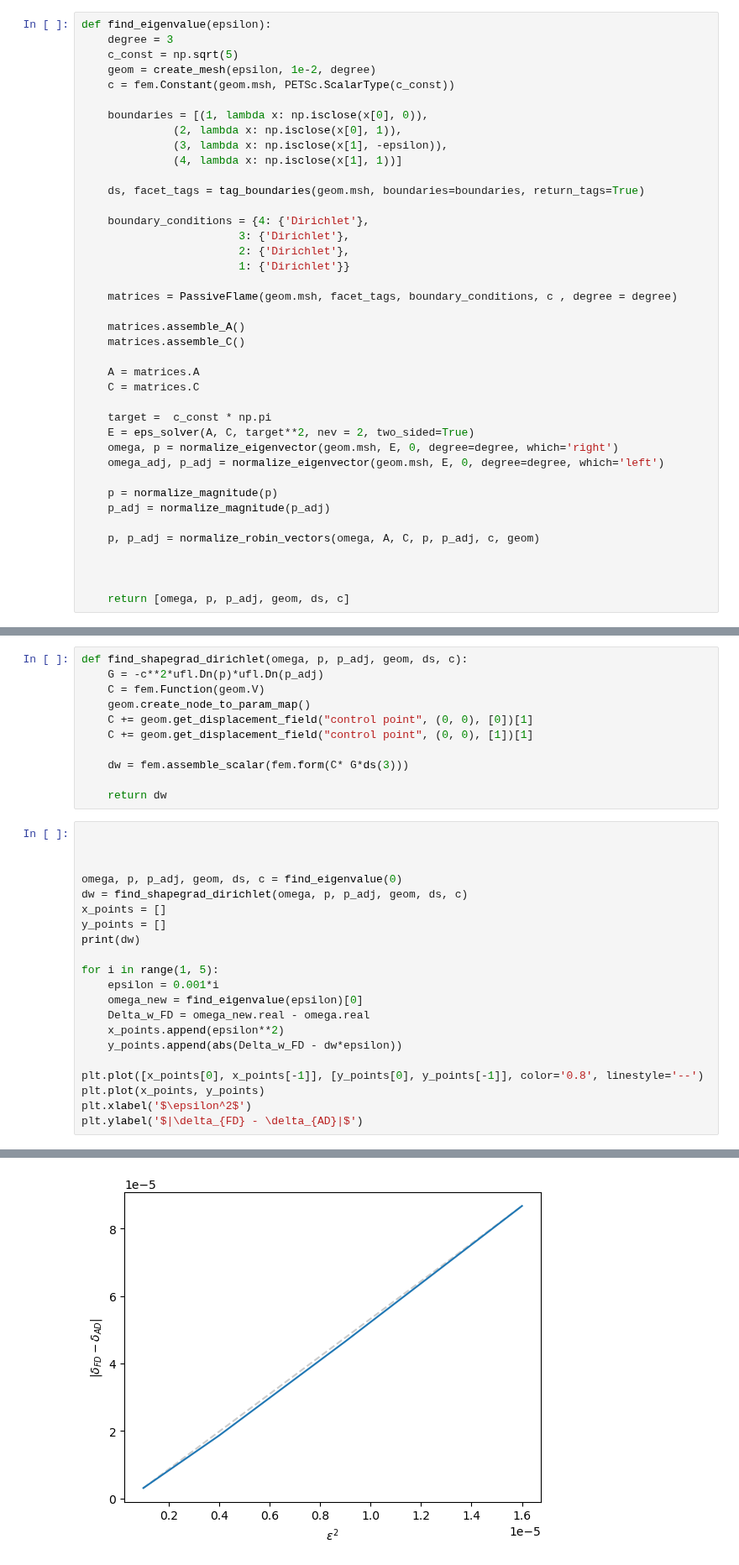
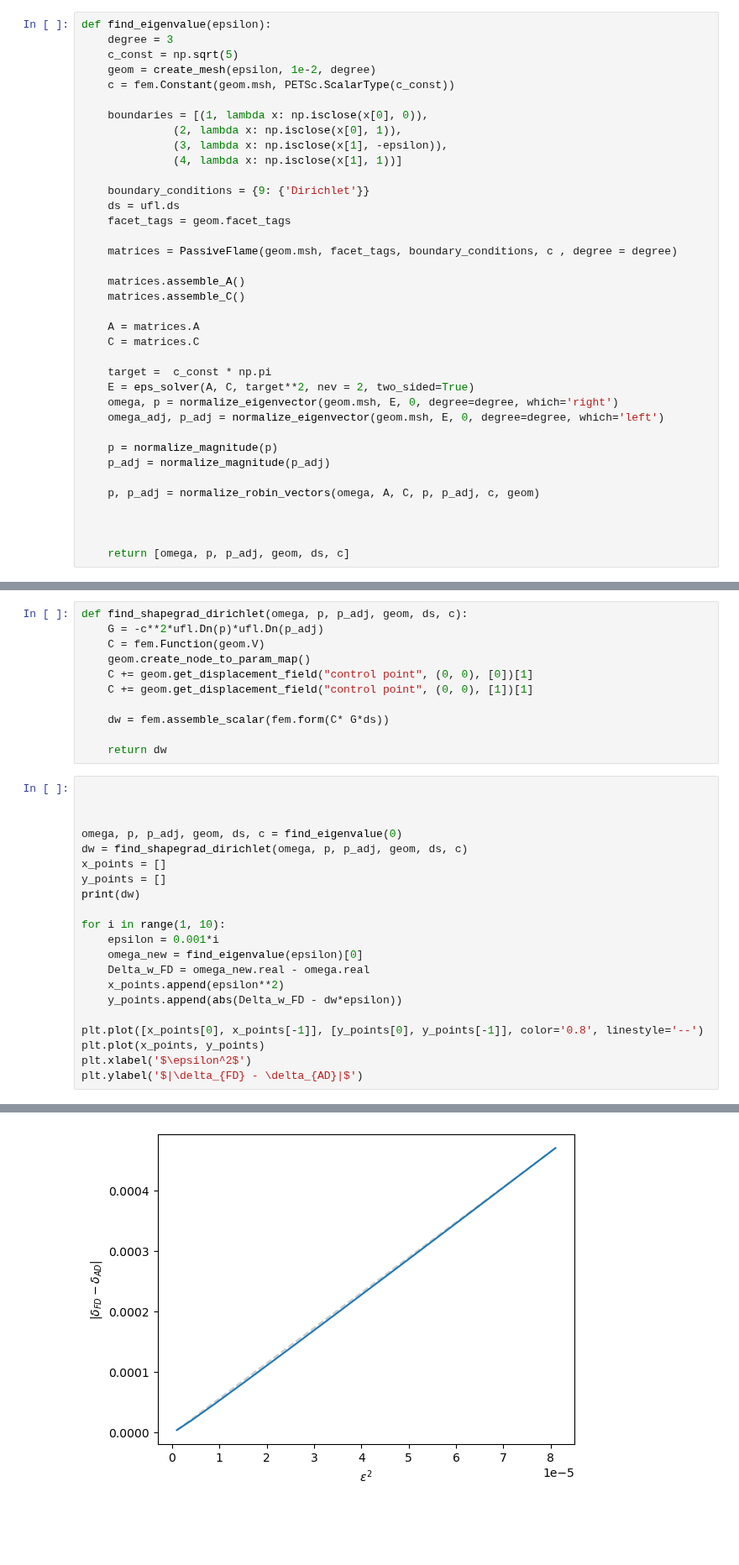
Before and after one commit to NikhilAgg/NURBs, a Jupyter notebook: Notebooks/Disp/2D/square.ipynb, the cells around one changed output, grey strips where cells are left out. Shown at 84% size. Drawn from its saved outputs; the diff is of its cells as text; blank space fills up the shorter version.

```diff
--- a/Notebooks/Disp/2D/square.ipynb
+++ b/Notebooks/Disp/2D/square.ipynb
@@ -73,12 +76,9 @@ def find_eigenvalue(epsilon):
               (3, lambda x: np.isclose(x[1], -epsilon)),
               (4, lambda x: np.isclose(x[1], 1))]
 
-    ds, facet_tags = tag_boundaries(geom.msh, boundaries=boundaries, return_tags=True)
-
-    boundary_conditions = {4: {'Dirichlet'},
-                        3: {'Dirichlet'},
-                        2: {'Dirichlet'},
-                        1: {'Dirichlet'}}
+    boundary_conditions = {9: {'Dirichlet'}}
+    ds = ufl.ds
+    facet_tags = geom.facet_tags
 
     matrices = PassiveFlame(geom.msh, facet_tags, boundary_conditions, c , degree = degree)
 
@@ -128,7 +128,7 @@ def find_shapegrad_dirichlet(omega, p, p_adj, geom, ds, c):
     C += geom.get_displacement_field("control point", (0, 0), [0])[1]
     C += geom.get_displacement_field("control point", (0, 0), [1])[1]
 
-    dw = fem.assemble_scalar(fem.form(C* G*ds(3)))
+    dw = fem.assemble_scalar(fem.form(C* G*ds))
 
     return dw
 # %%
@@ -141,7 +141,7 @@ x_points = []
 y_points = []
 print(dw)
 
-for i in range(1, 5):
+for i in range(1, 10):
     epsilon = 0.001*i
     omega_new = find_eigenvalue(epsilon)[0]
     Delta_w_FD = omega_new.real - omega.real
@@ -173,2 +173,2 @@ Frequency -> 1.577992 (1/s) | Growth Rate -> -0.000000 (rad/s)
 Text(0, 0.5, '$|\\delta_{FD} - \\delta_{AD}|$')
-[figure, old version]
+[figure, new version]
```
Also changed, not shown: parts of 2 cells of this notebook, 6 other files.
